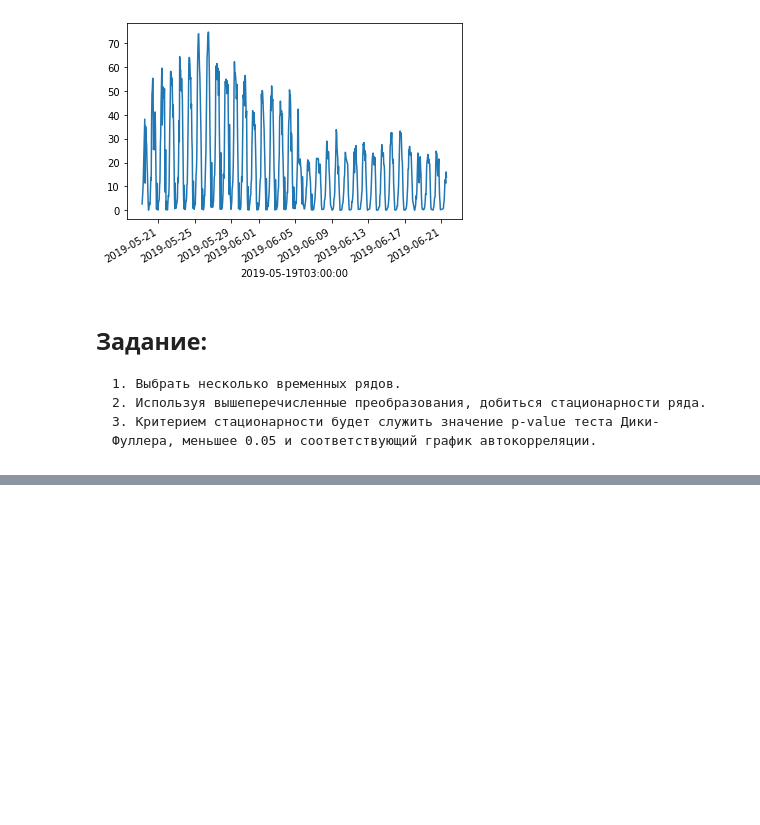
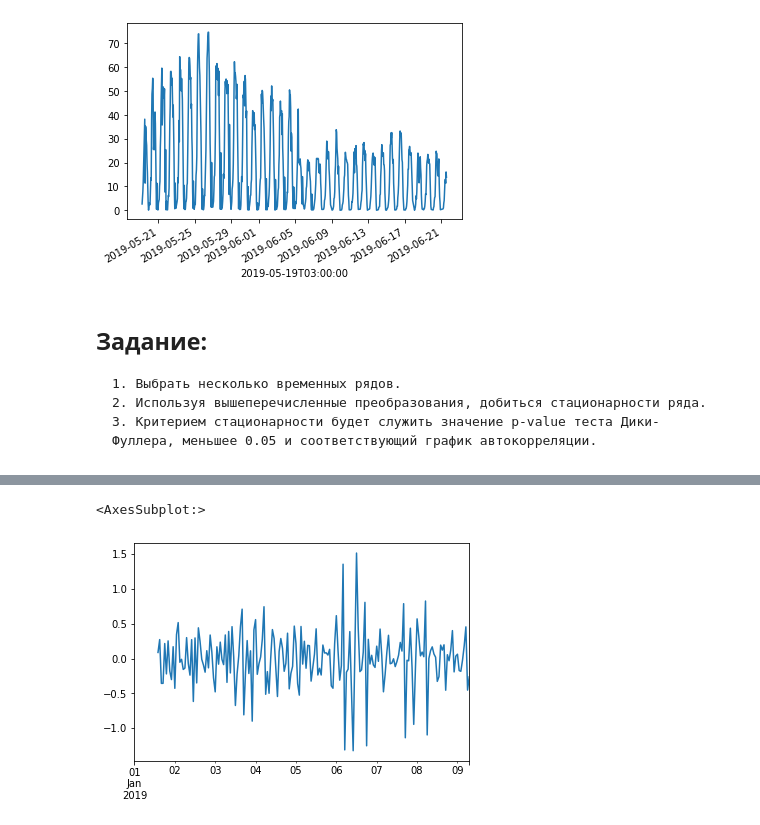
Before and after one commit to Zork777/ts_summer, a Jupyter notebook: week_1/transformations.ipynb, the cells around one changed output, grey strips where cells are left out. Saved outputs shown, nothing was run; the diff lists cells and outputs as text; code cells hidden in the pictures; blank space fills up the shorter version.

```diff
--- a/week_1/transformations.ipynb
+++ b/week_1/transformations.ipynb
@@ -148,0 +179,5 @@ back_transformed.plot()
+# %%
+ts.diff().diff(6).diff(7).plot()
+# %% [output]
+<AxesSubplot:>
+[figure, added]
```
Also changed, not shown: parts of 11 cells of this notebook, 2 other files.
